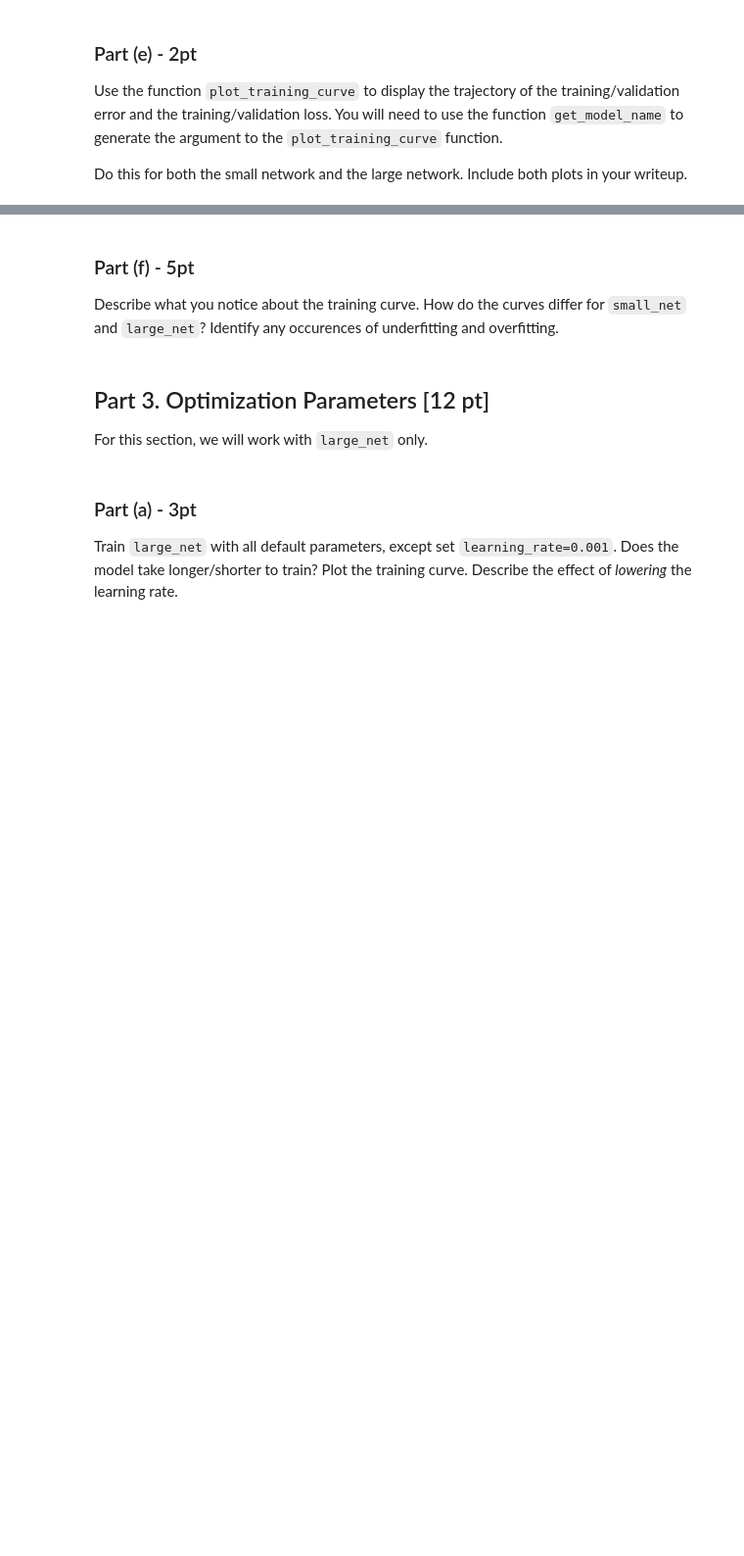
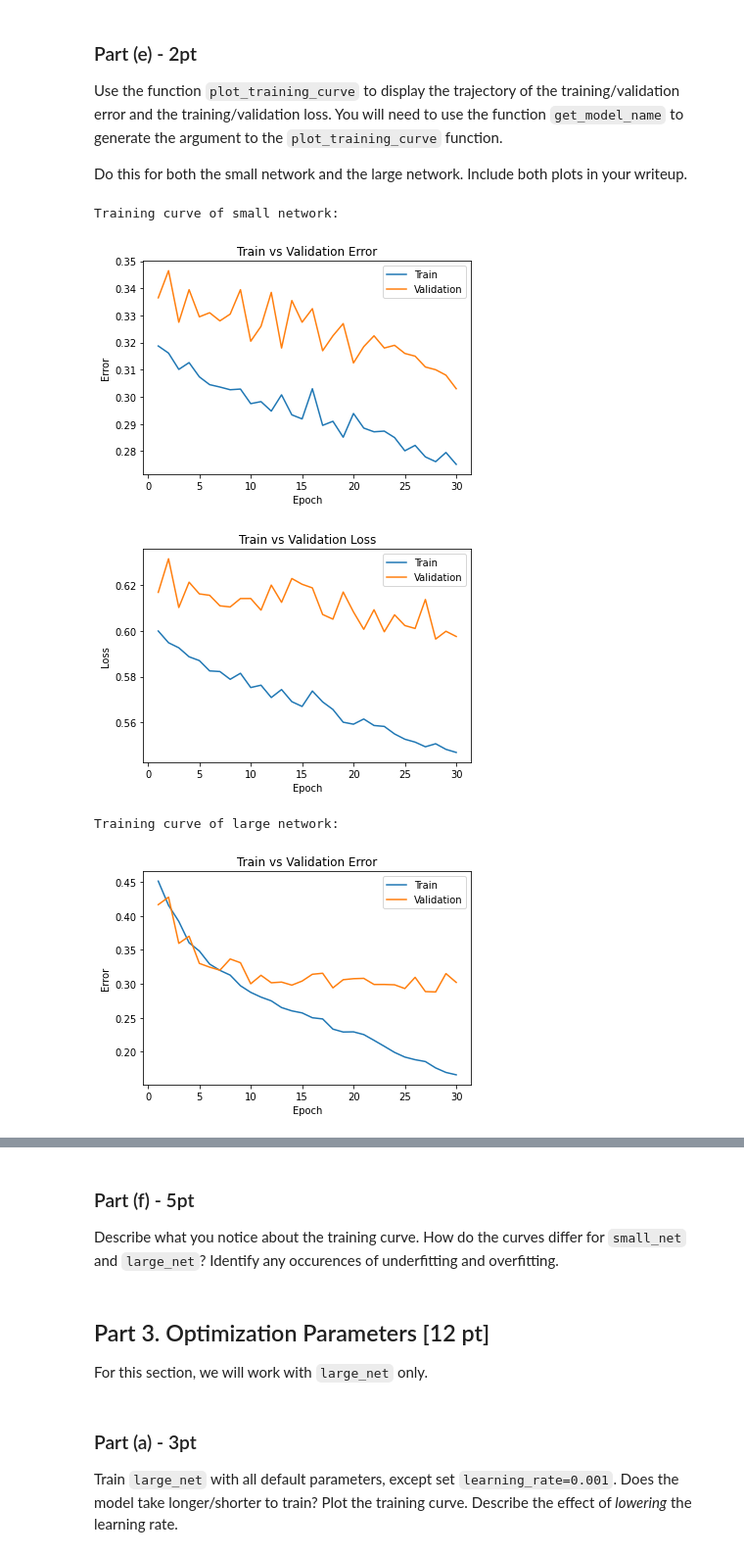
Before and after one commit to tujiaqi2002/DL_lab1, a Jupyter notebook: Lab2_Cats_vs_Dogs.ipynb, the cells around one changed output, grey strips where cells are left out. Shown: that part at 98% size. Cells and saved outputs as stored; diff of their text form; code cells hidden in the pictures; blank space fills up the shorter version.

```diff
--- a/Lab2_Cats_vs_Dogs.ipynb
+++ b/Lab2_Cats_vs_Dogs.ipynb
@@ -572,0 +566,13 @@ in your writeup.
+# %%
+print("Training curve of small network:")
+small_net_path = get_model_name("small", batch_size=64, learning_rate=0.01, epoch=29)
+plot_training_curve(small_net_path)
+print("Training curve of large network:")
+large_net_path = get_model_name("large", batch_size=64, learning_rate=0.01, epoch=29)
+plot_training_curve(large_net_path)
+# %% [output]
+Training curve of small network:
+[figure, added]
+[figure, added]
+Training curve of large network:
+[figure, added]
```
Also changed, not shown: parts of 24 cells of this notebook.
